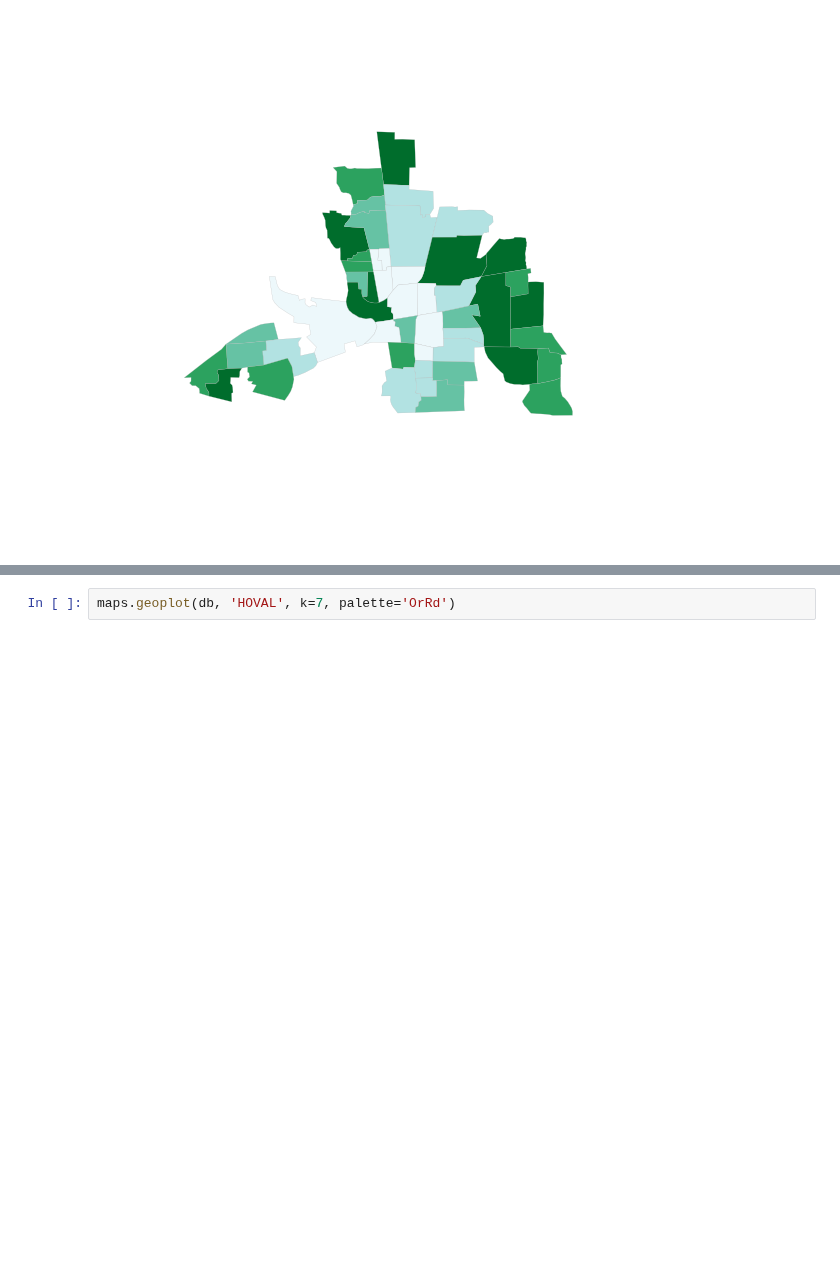
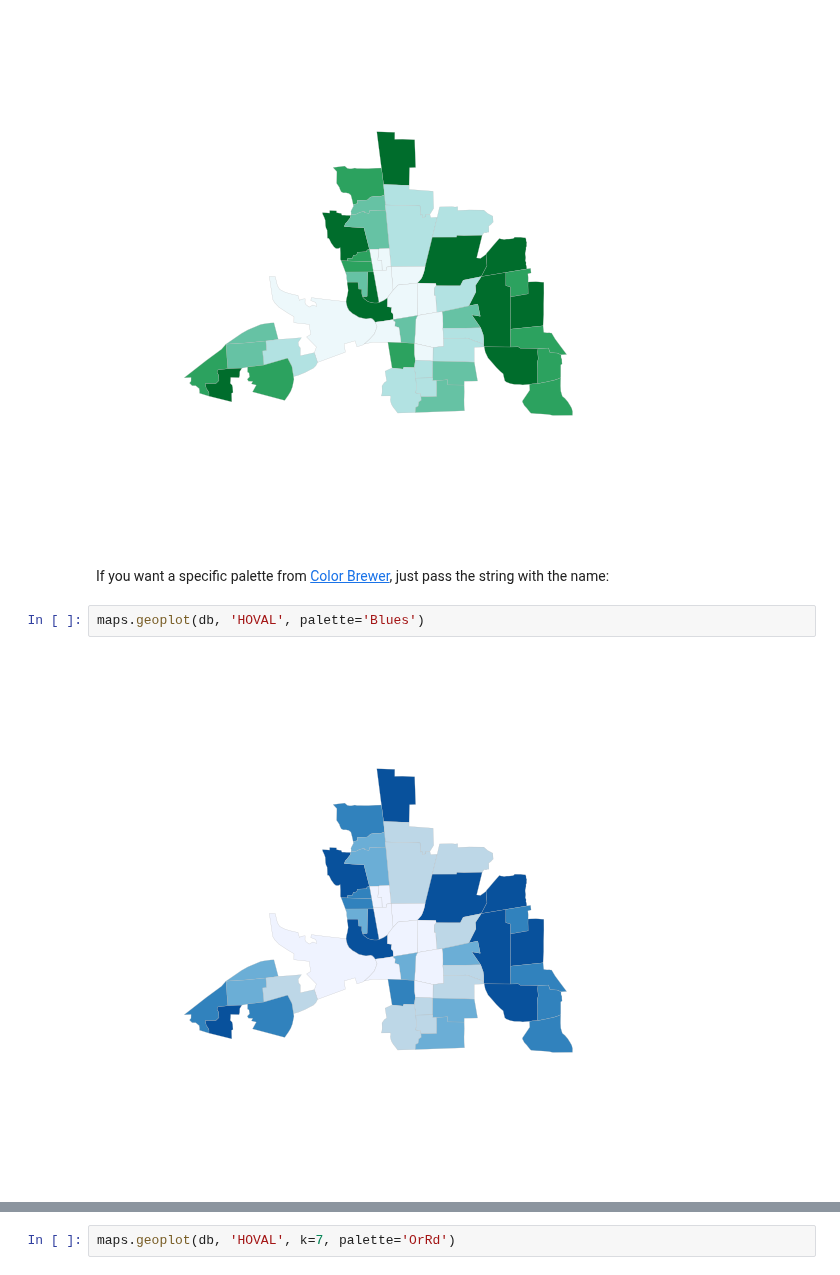
Before and after one commit to pysal/splot, a Jupyter notebook: geotable_plot.ipynb, the cells around one changed output, grey strips where cells are left out. Drawn from its saved outputs; the diff is of its cells as text; blank space fills up the shorter version.

```diff
--- a/geotable_plot.ipynb
+++ b/geotable_plot.ipynb
@@ -96,3 +68,9 @@ sns.palplot(pltt)
 maps.geoplot(db, 'HOVAL')
 # %% [output]
 [figure]
+# %% [markdown]
+If you want a specific palette from [Color Brewer](http://colorbrewer2.org), just pass the string with the name:
+# %%
+maps.geoplot(db, 'HOVAL', palette='Blues')
+# %% [output]
+[figure, added]
```
Also changed, not shown: parts of 22 cells of this notebook, 2 other files.
